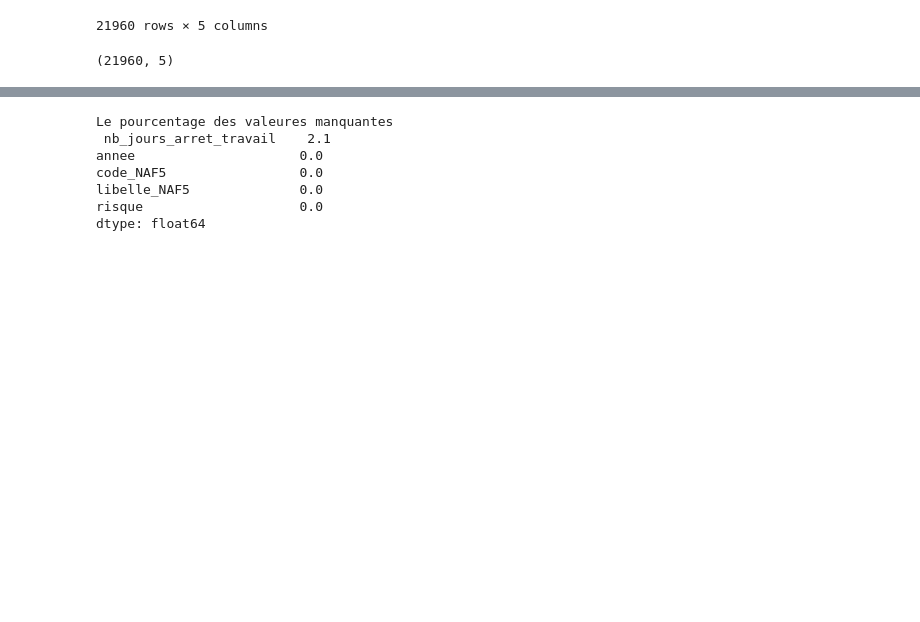
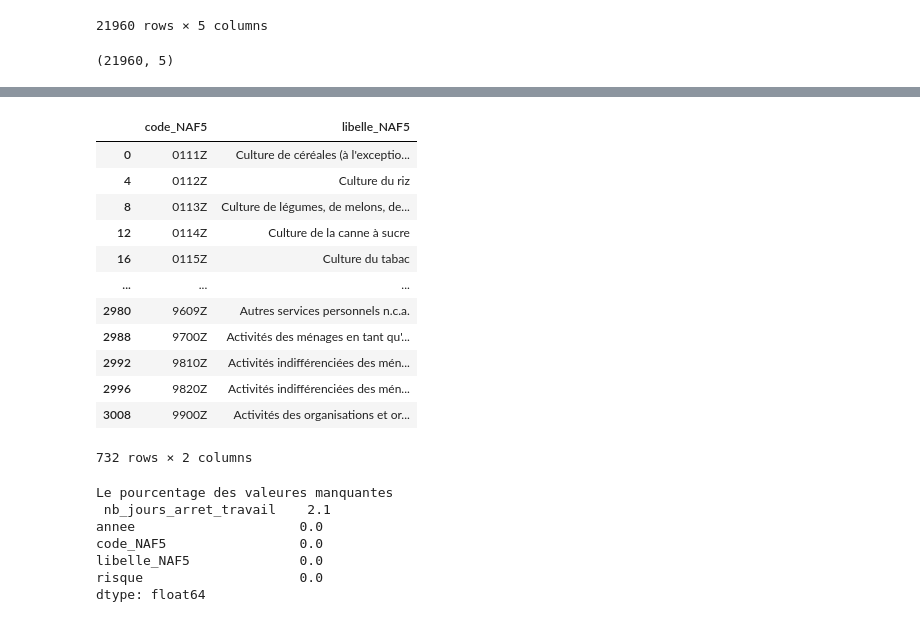
Before and after one commit to hannaabboudjr-alt/Hanna_brief_13, a Jupyter notebook: Desktop/13/exploration.ipynb, the cells around one changed output, grey strips where cells are left out. Drawn from its saved outputs; the diff is of its cells as text; code cells hidden in the pictures; blank space fills up the shorter version.

```diff
--- a/Desktop/13/exploration.ipynb
+++ b/Desktop/13/exploration.ipynb
@@ -105,3 +132,20 @@ df_activite.shape
+# %%
+df_NAF5 =df_NAF5.drop_duplicates()
+df_NAF5
+# %% [output]
+|  | code_NAF5 | libelle_NAF5 |
+| 0 | 0111Z | Culture de céréales (à l'exceptio... |
+| 4 | 0112Z | Culture du riz |
+| 8 | 0113Z | Culture de légumes, de melons, de... |
+| 12 | 0114Z | Culture de la canne à sucre |
+| 16 | 0115Z | Culture du tabac |
+| ... | ... | ... |
+| 2980 | 9609Z | Autres services personnels n.c.a. |
+| 2988 | 9700Z | Activités des ménages en tant qu'... |
+| 2992 | 9810Z | Activités indifférenciées des mén... |
+| 2996 | 9820Z | Activités indifférenciées des mén... |
+| 3008 | 9900Z | Activités des organisations et or... |
+732 rows × 2 columns
 # %%
 print("Le pourcentage des valeures manquantes \n",(df_activite.isna().mean() * 100).round(1).sort_values(ascending=False),"\n\n")
 # %% [output]
```
Also changed, not shown: parts of 6 cells of this notebook, 25 other files.
